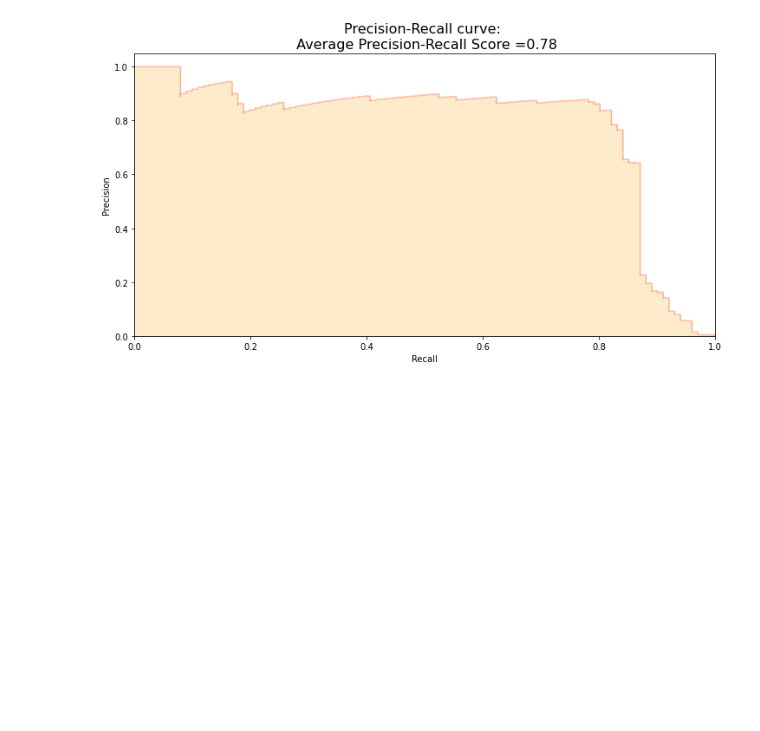
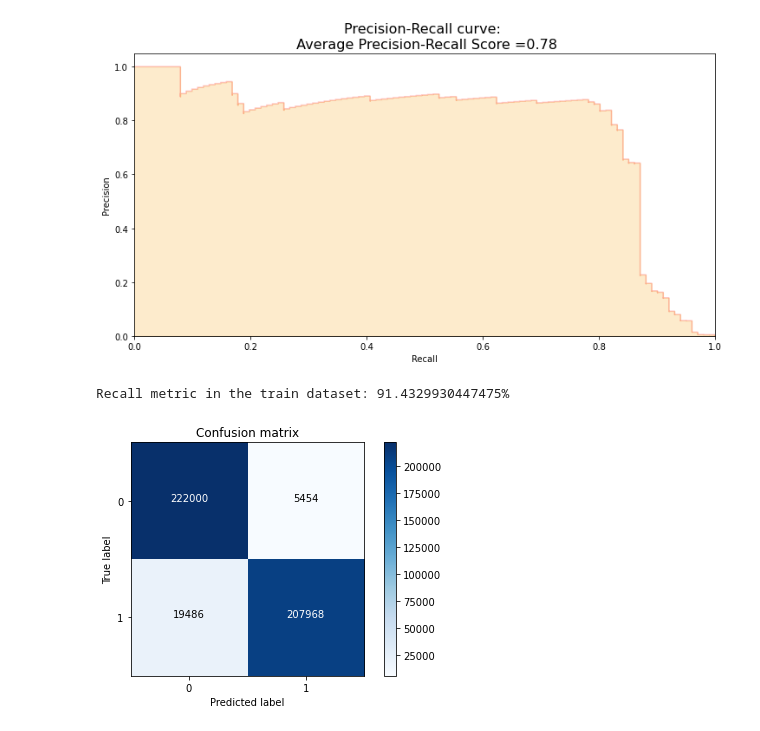
Before and after one commit to supun-priyashan/ML_Assignment2_IT19187242_IT19156484_IT19392172, a Jupyter notebook: Data preprocess and model.ipynb, the cells around one changed output. Drawn from its saved outputs; the diff is of its cells as text; code cells hidden in the pictures; blank space fills up the shorter version.

```diff
--- a/Data preprocess and model.ipynb
+++ b/Data preprocess and model.ipynb
@@ -168,3 +168,18 @@ def plot_confusion_matrix(cm, classes,
     plt.tight_layout()
     plt.ylabel('True label')
     plt.xlabel('Predicted label')
+# %%
+y_train_pre = classifier1.predict(x_train)
+
+cnf_matrix_tra = confusion_matrix(y_train, y_train_pre)
+
+print("Recall metric in the train dataset: {}%".format(100*cnf_matrix_tra[1,1]/(cnf_matrix_tra[1,0]+cnf_matrix_tra[1,1])))
+
+
+class_names = [0,1]
+plt.figure()
+plot_confusion_matrix(cnf_matrix_tra , classes=class_names, title='Confusion matrix')
+plt.show()
+# %% [output]
+Recall metric in the train dataset: 91.4329930447475%
+[figure, added]
```
Also changed, not shown: parts of 3 cells of this notebook.
